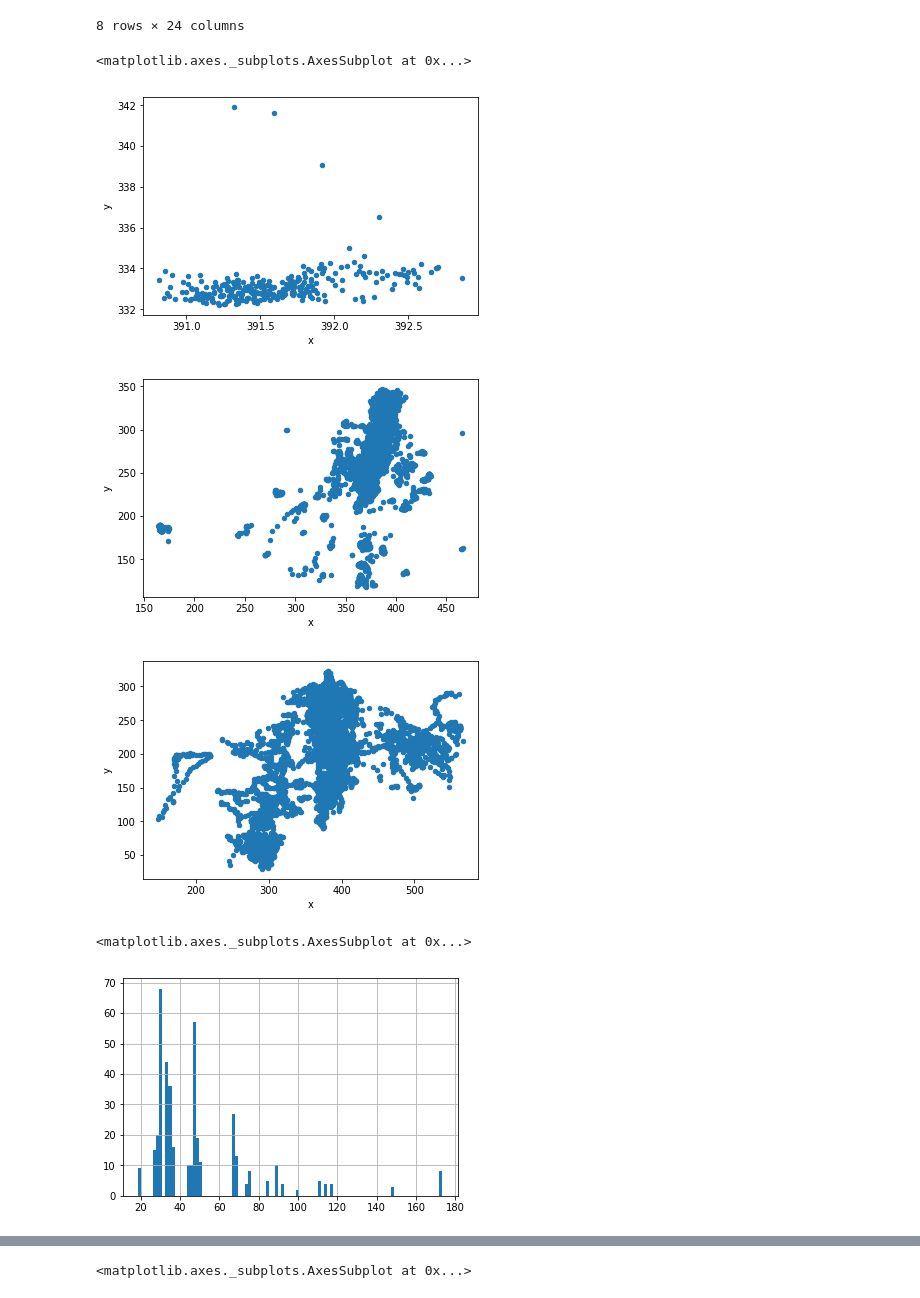
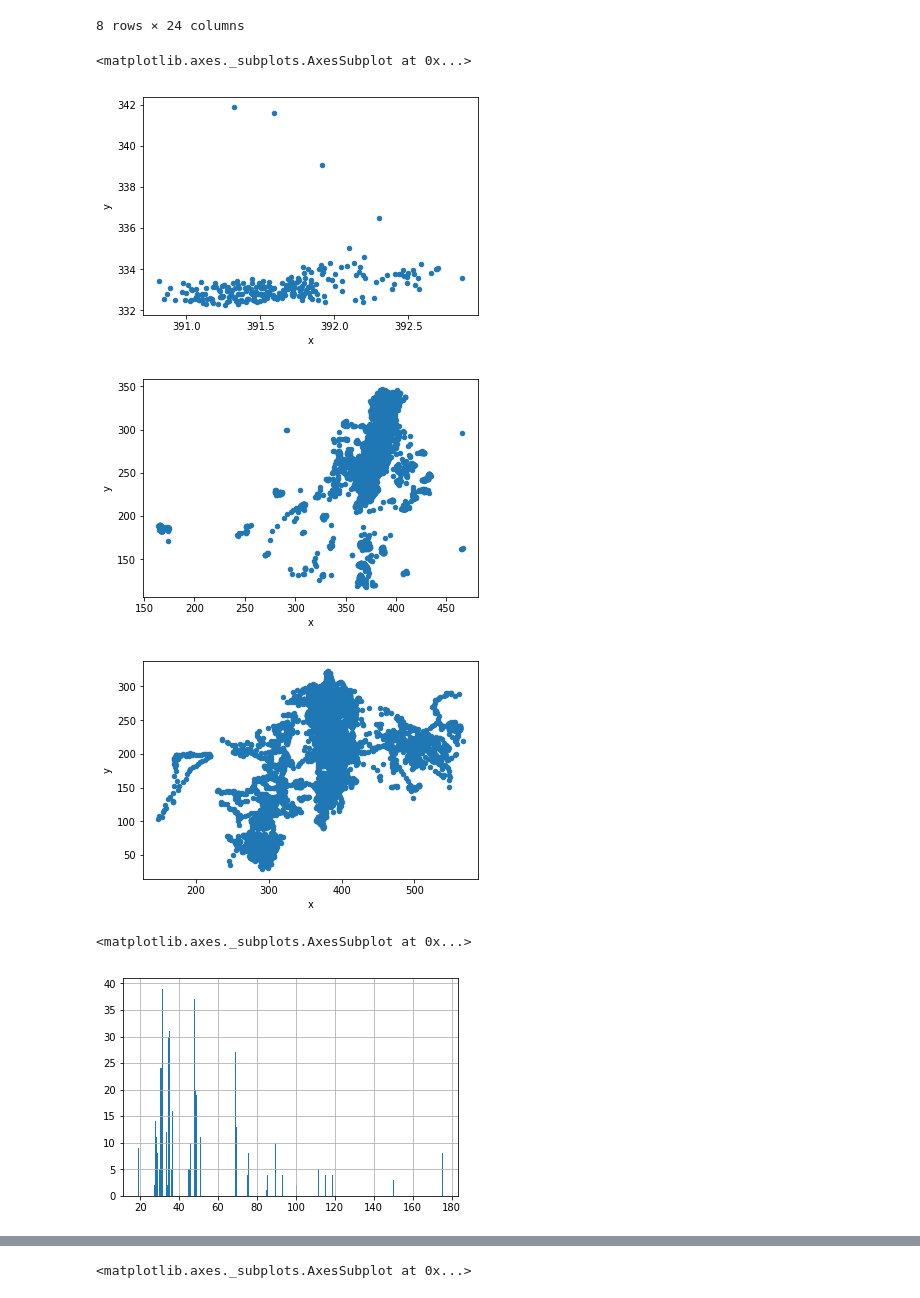
Before and after one commit to vjann/DLC, a Jupyter notebook: examples/data_notebooks/data_wrangling.ipynb, the cells around one changed output, grey strips where cells are left out. Cells and saved outputs as stored; diff of their text form; code cells hidden in the pictures.

```diff
--- a/examples/data_notebooks/data_wrangling.ipynb
+++ b/examples/data_notebooks/data_wrangling.ipynb
@@ -21,10 +21,10 @@ df.describe()
 8 rows × 24 columns
 # %%
 def frame_to_time(frame):
-    total_seconds = (frame/4992)*41
-    return total_seconds
+    total_seconds = (frame/24320)*202
+    return round(total_seconds, 3)
 def time_to_frame(time):
-    return 4992*(time/41)
+    return 24320*(time/202)
 # %%
 labels = {key: df[df[key, 'likelihood'] > 0.9][key] for key in list(df.columns.levels[0])}
 {labels[key].insert(0, "frame", labels[key].index, True) for key in labels.keys()}
@@ -42,15 +42,15 @@ rightHand.plot(kind='scatter', x='x', y='y')
 nose.plot(kind='scatter', x='x', y='y')
 # %% [output]
 <matplotlib.axes._subplots.AxesSubplot at 0x...>
-[figure, old version]
+[figure, new version]
 [figure]
 [figure]
 # %%
 def dist_from_dispenser(x, y):
     return ((x-405)**2 + (y-347.5)**2)**0.5
 rightHand['d_from_dispenser'] = rightHand.apply(lambda row: dist_from_dispenser(x = row['x'], y = row['y']), axis=1)
 hand_reach2 = rightHand[rightHand['d_from_dispenser'] < 35]
-hand_reach2['time'].hist(bins=100)
+hand_reach2['time'].hist(bins=300)
 # %% [output]
 <matplotlib.axes._subplots.AxesSubplot at 0x...>
-[figure, old version]
+[figure, new version]
```
Also changed, not shown: parts of 5 cells of this notebook, 2 other files.
